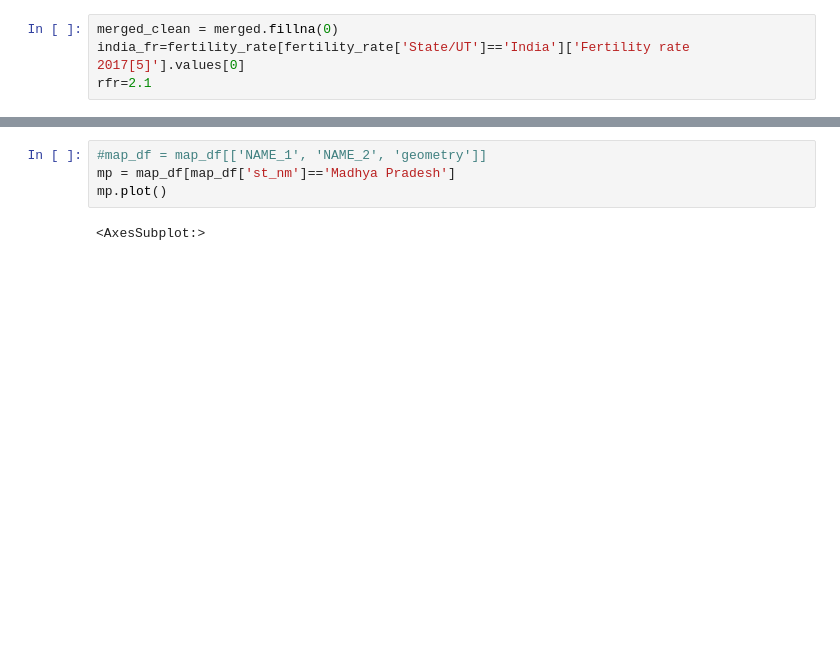
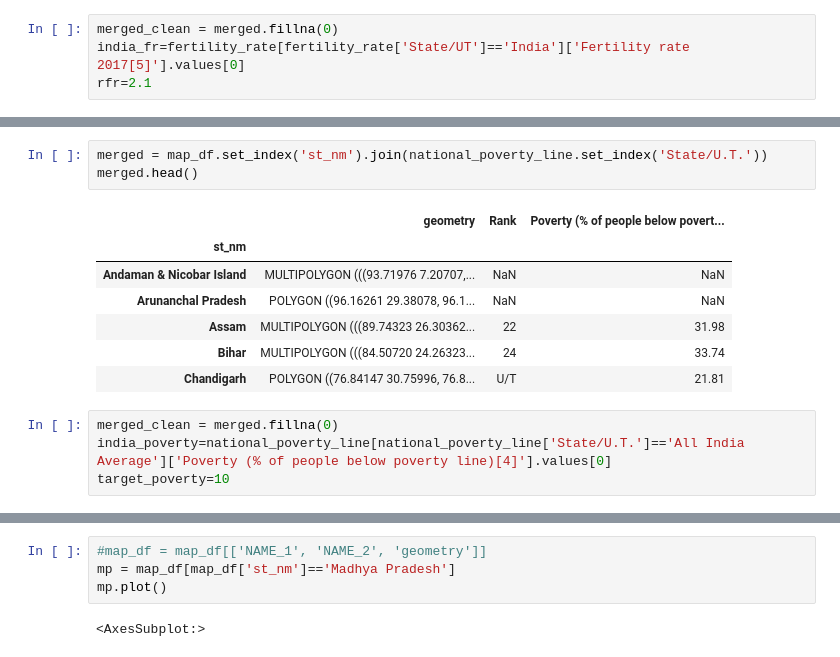
Before and after one commit to sourabhjain14/sourabhjain14.github.io, a Jupyter notebook: index.ipynb, the cells around one changed output, grey strips where cells are left out. Cells and saved outputs as stored; diff of their text form; blank space fills up the shorter version.

```diff
--- a/index.ipynb
+++ b/index.ipynb
@@ -112,0 +137,15 @@ merged_clean.plot(column='Fertility rate 2017[5]', cmap='gist_rainbow', linewidt
+# %%
+merged = map_df.set_index('st_nm').join(national_poverty_line.set_index('State/U.T.'))
+merged.head()
+# %% [output]
+|  | geometry | Rank | Poverty (% of people below povert... |
+| st_nm |  |  |  |
+| Andaman & Nicobar Island | MULTIPOLYGON (((93.71976 7.20707,... | NaN | NaN |
+| Arunanchal Pradesh | POLYGON ((96.16261 29.38078, 96.1... | NaN | NaN |
+| Assam | MULTIPOLYGON (((89.74323 26.30362... | 22 | 31.98 |
+| Bihar | MULTIPOLYGON (((84.50720 24.26323... | 24 | 33.74 |
+| Chandigarh | POLYGON ((76.84147 30.75996, 76.8... | U/T | 21.81 |
+# %%
+merged_clean = merged.fillna(0)
+india_poverty=national_poverty_line[national_poverty_line['State/U.T.']=='All India Average']['Poverty (% of people below poverty line)[4]'].values[0]
+target_poverty=10
```
Also changed, not shown: parts of 7 cells of this notebook, 1 other file.
